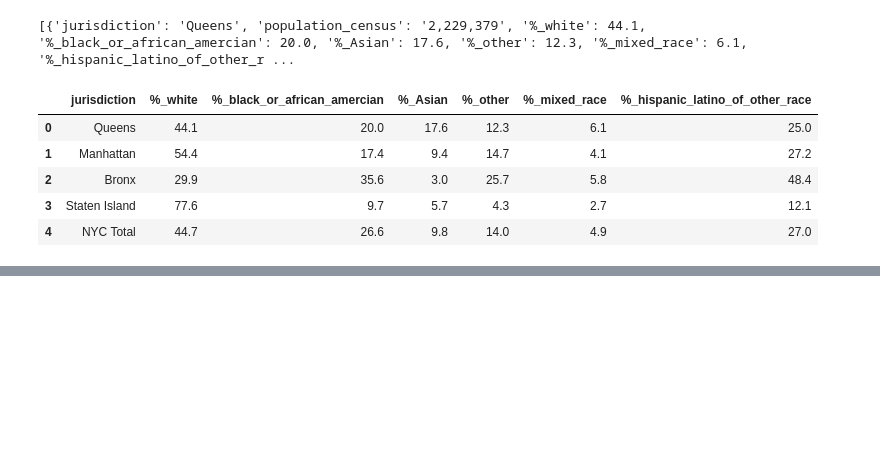
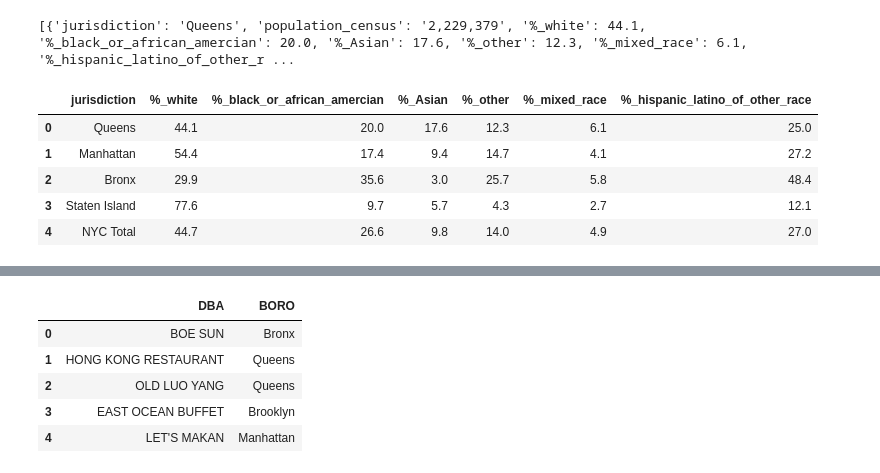
Before and after one commit to derrickweiruluo/Coursera_Final_Project, a Jupyter notebook: Coursera_Final_Project_Part2.ipynb, the cells around one changed output, grey strips where cells are left out. Drawn from its saved outputs; the diff is of its cells as text; code cells hidden in the pictures; blank space fills up the shorter version.

```diff
--- a/Coursera_Final_Project_Part2.ipynb
+++ b/Coursera_Final_Project_Part2.ipynb
@@ -132,0 +259,10 @@ Queens has the highest asian population within New York City and the second high
+# %%
+df1= NYC_data[['DBA', 'BORO']]
+df1.head()
+# %% [output]
+|  | DBA | BORO |
+| 0 | BOE SUN | Bronx |
+| 1 | HONG KONG RESTAURANT | Queens |
+| 2 | OLD LUO YANG | Queens |
+| 3 | EAST OCEAN BUFFET | Brooklyn |
+| 4 | LET'S MAKAN | Manhattan |
```
Also changed, not shown: parts of 26 cells of this notebook.
